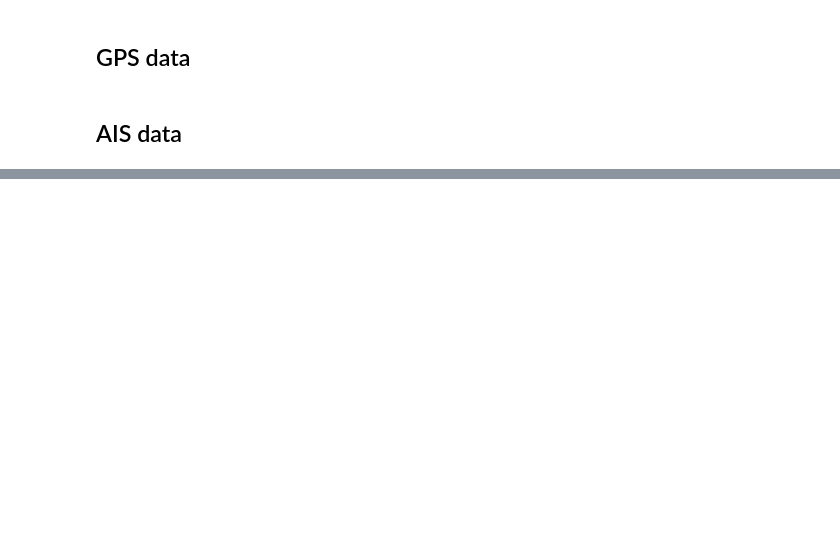
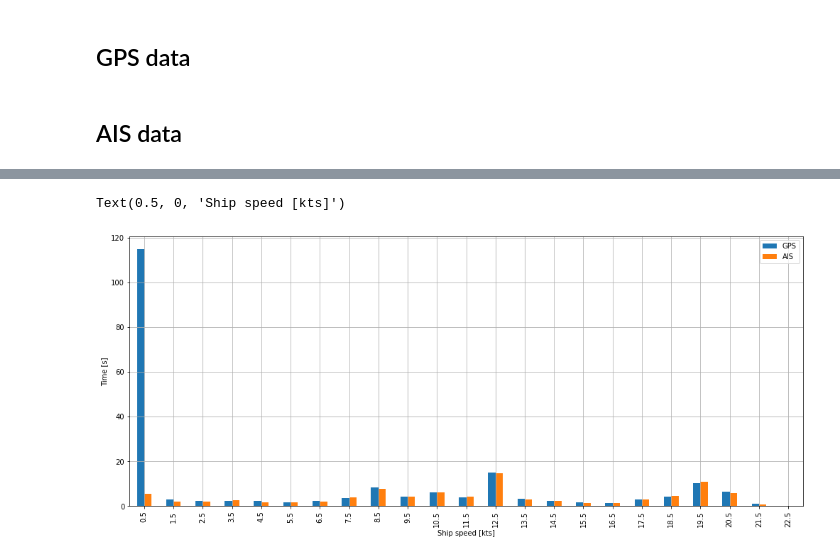
Before and after one commit to martinlarsalbert/ais_vs_gps_position, a Jupyter notebook: notebooks/01.01_check_axels.ipynb, the cells around one changed output, grey strips where cells are left out. Cells and saved outputs as stored; diff of their text form; code cells hidden in the pictures; blank space fills up the shorter version.

```diff
--- a/notebooks/01.01_check_axels.ipynb
+++ b/notebooks/01.01_check_axels.ipynb
@@ -85,2 +117,14 @@ ax.set_xlabel('Ship speed [kts]')
+# %%
+df_speed_time = df_speed_distances.div(df_speed_distances.index, axis=0)
+# %%
+fig,ax=plt.subplots()
+fig.set_size_inches(17,7)
+df_speed_time.plot(style='.-',ax=ax, kind='bar');
+ax.grid(True)
+ax.set_ylabel('Time [s]')
+ax.set_xlabel('Ship speed [kts]')
+# %% [output]
+Text(0.5, 0, 'Ship speed [kts]')
+[figure, added]
 # %%
 df_speed_distances.iloc[1:].sum().pct_change()
```
Also changed, not shown: parts of 7 cells of this notebook, 3 other files.
